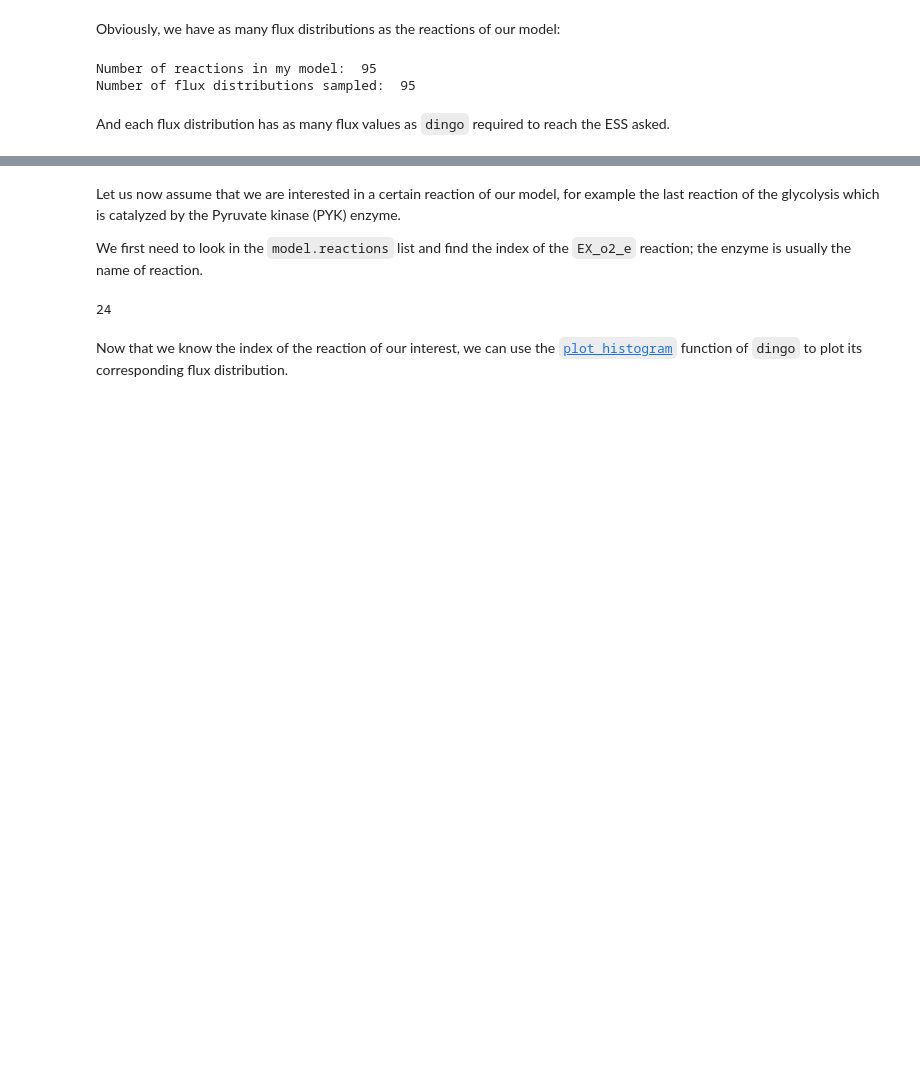
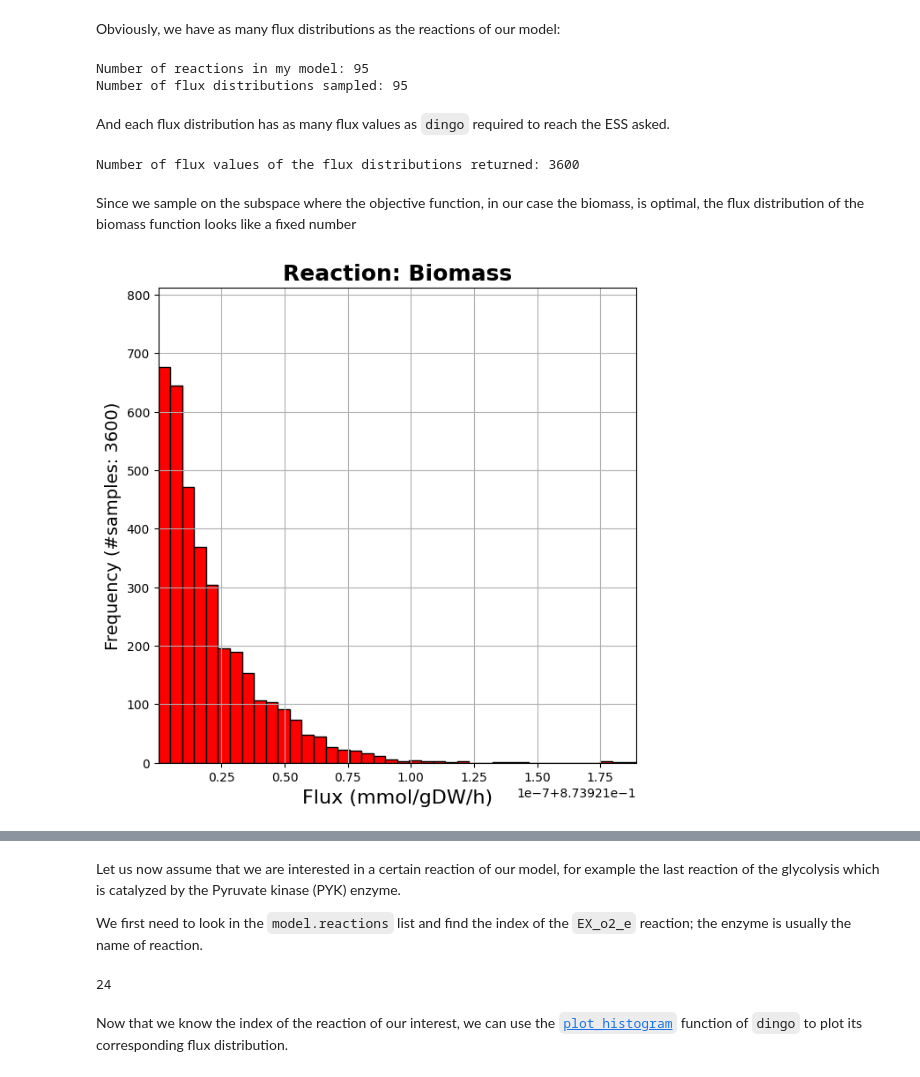
Before and after one commit to GeomScale/dingo, a Jupyter notebook: tutorials/dingo_tutorial.ipynb, the cells around one changed output, grey strips where cells are left out. Saved outputs shown, nothing was run; the diff lists cells and outputs as text; code cells hidden in the pictures; blank space fills up the shorter version.

```diff
--- a/tutorials/dingo_tutorial.ipynb
+++ b/tutorials/dingo_tutorial.ipynb
@@ -448,4 +444,15 @@ Number of flux distributions sampled:  95
 # %% [markdown]
 And each flux distribution has as many flux values as `dingo` required to reach the ESS asked.
 # %%
-print('Number of flux values of the flux distributions returned: ', steady_states.shape[1])
+print(f'Number of flux values of the flux distributions returned: {optimal_steady_states.shape[1]}')
+# %% [output]
+Number of flux values of the flux distributions returned: 3600
+# %% [markdown]
+Since we sample on the subspace where the objective function, in our case the biomass, is optimal, the flux distribution of the biomass function looks like a fixed number
+# %%
+dingo.illustrations.plot_histogram(
+        optimal_steady_states[24],  # reaction's flux we need to get -- earlier we found that in e_coli_core, reaction 24 corresponds to Biomass
+        "Biomass",                  # name of the reaction
+)
+# %% [output]
+[figure, added]
```
Also changed, not shown: parts of 31 cells of this notebook, 3 other files.
